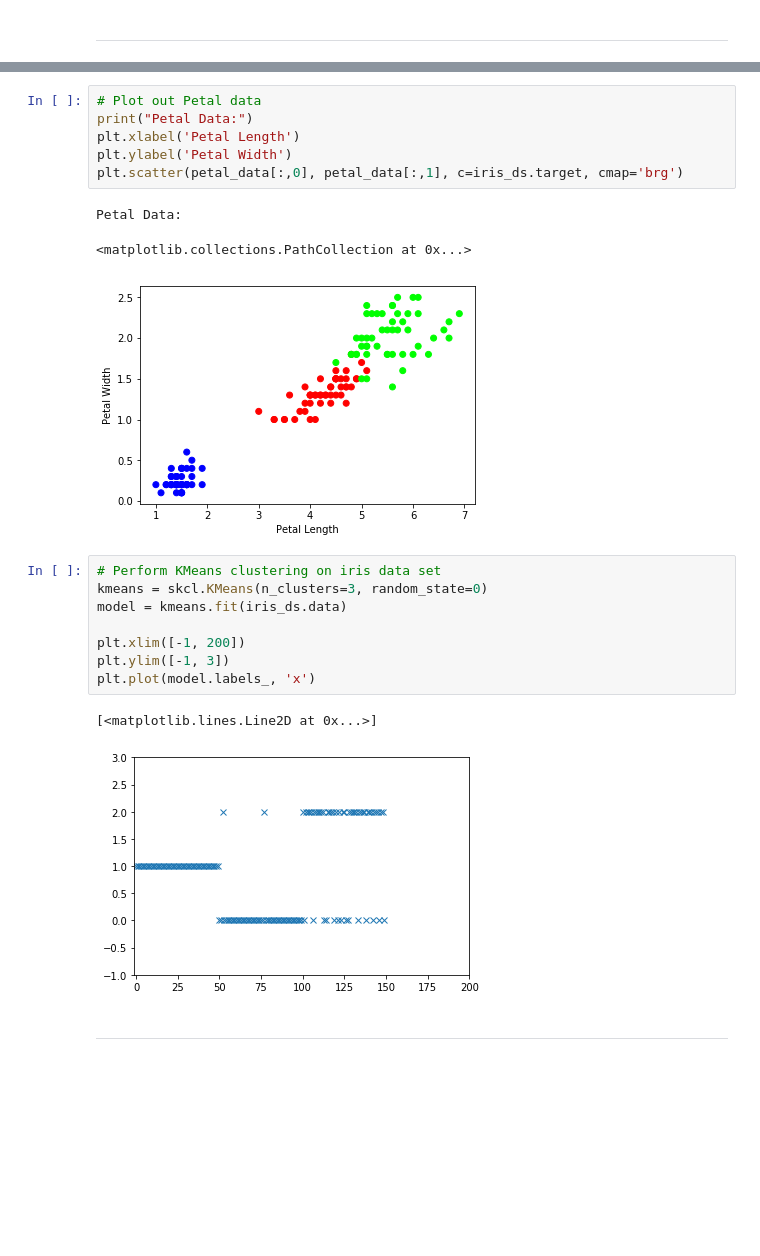
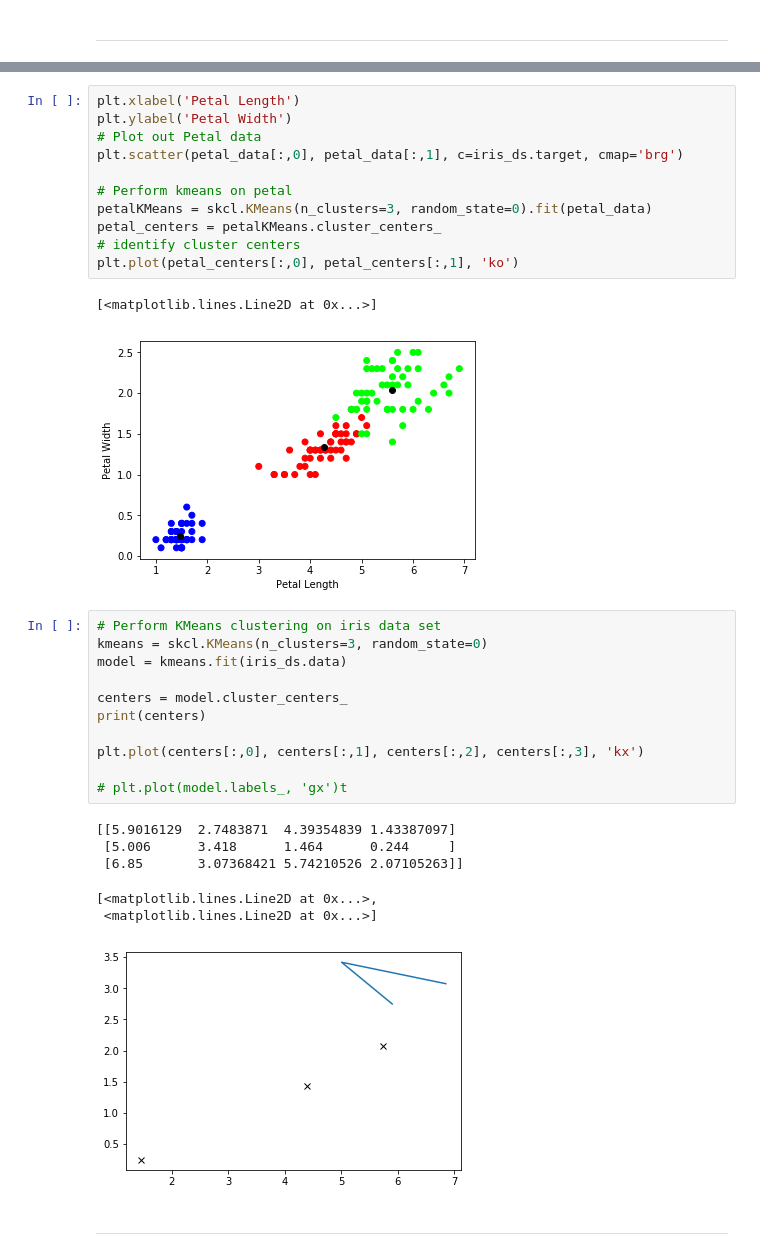
Before and after one commit to charlieconneely/emerging-tech-tasks, a Jupyter notebook: tasks.ipynb, the cells around one changed output, grey strips where cells are left out. Cells and saved outputs as stored; diff of their text form; blank space fills up the shorter version.

Commit message:
added centroids to sepal/petal plots & more documentation for task 4

```diff
--- a/tasks.ipynb
+++ b/tasks.ipynb
@@ -157,24 +166,35 @@ Sepal Data:
 # %%
-# Plot out Petal data
-print("Petal Data:")
 plt.xlabel('Petal Length')
 plt.ylabel('Petal Width')
+# Plot out Petal data
 plt.scatter(petal_data[:,0], petal_data[:,1], c=iris_ds.target, cmap='brg')
+
+# Perform kmeans on petal
+petalKMeans = skcl.KMeans(n_clusters=3, random_state=0).fit(petal_data)
+petal_centers = petalKMeans.cluster_centers_
+# identify cluster centers
+plt.plot(petal_centers[:,0], petal_centers[:,1], 'ko')
 # %% [output]
-Petal Data:
+[<matplotlib.lines.Line2D at 0x...>]
-<matplotlib.collections.PathCollection at 0x...>
-[figure, old version]
+[figure, new version]
 # %%
 # Perform KMeans clustering on iris data set
 kmeans = skcl.KMeans(n_clusters=3, random_state=0)
 model = kmeans.fit(iris_ds.data)
 
-plt.xlim([-1, 200])
-plt.ylim([-1, 3])
-plt.plot(model.labels_, 'x')
+centers = model.cluster_centers_
+print(centers)
+
+plt.plot(centers[:,0], centers[:,1], centers[:,2], centers[:,3], 'kx')
+
+# plt.plot(model.labels_, 'gx')t
 # %% [output]
-[<matplotlib.lines.Line2D at 0x...>]
+[[5.9016129  2.7483871  4.39354839 1.43387097]
+ [5.006      3.418      1.464      0.244     ]
+ [6.85       3.07368421 5.74210526 2.07105263]]
+[<matplotlib.lines.Line2D at 0x...>,
+ <matplotlib.lines.Line2D at 0x...>]
-[figure, old version]
+[figure, new version]
 # %% [markdown]
 ***
 # %% [markdown]
```
Also changed, not shown: parts of 6 cells of this notebook.
